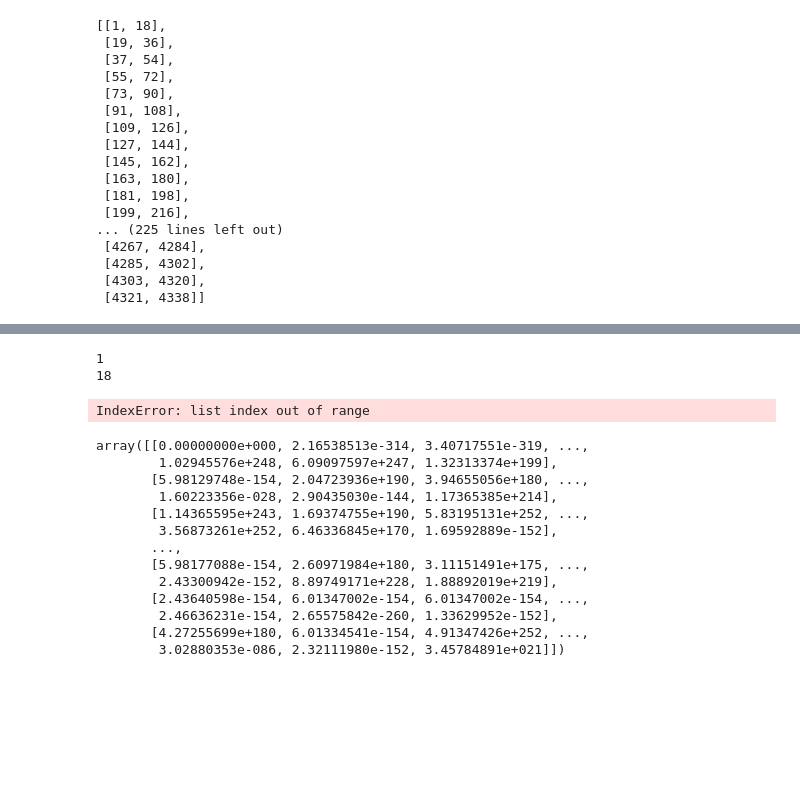
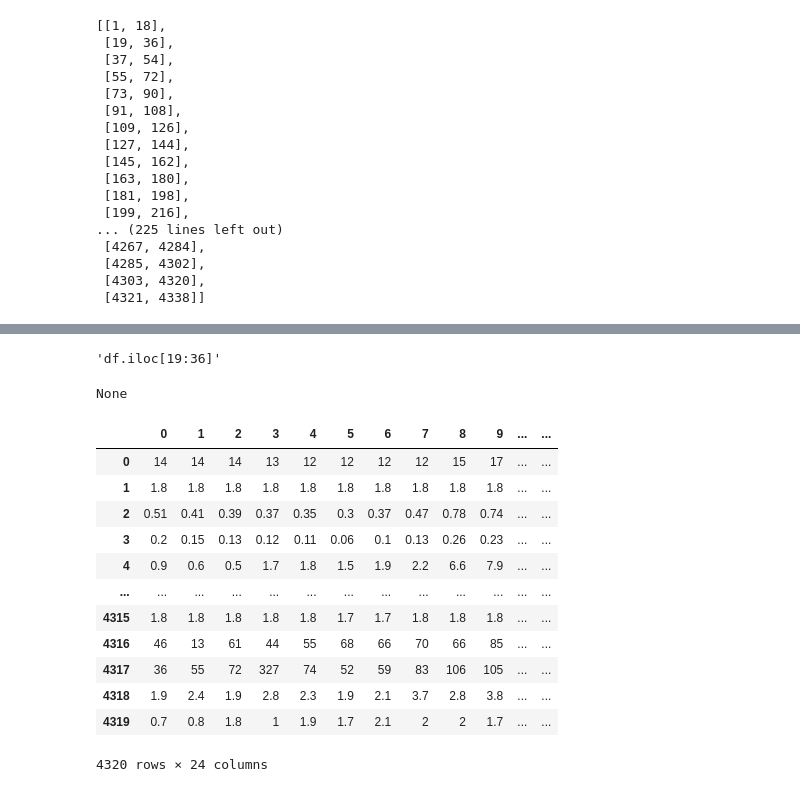
Before and after one commit to paxton615/Predict_PM2.5, a Jupyter notebook: Predict_PM2.5.ipynb, the cells around one changed output, grey strips where cells are left out. Cells and saved outputs as stored; diff of their text form; code cells hidden in the pictures; blank space fills up the shorter version.

```diff
--- a/Predict_PM2.5.ipynb
+++ b/Predict_PM2.5.ipynb
@@ -232,28 +241,24 @@ pair
+# %%
+df_lst[1]
+# %% [output]
+'df.iloc[19:36]'
+# %%
+print(exec(df_lst[1]))
+# %% [output]
+None
 # %%
-df.iloc[]
+df
+# %% [output]
+|  | 0 | 1 | 2 | 3 | 4 | 5 | 6 | 7 | 8 | 9 | ... | ... |
+| 0 | 14 | 14 | 14 | 13 | 12 | 12 | 12 | 12 | 15 | 17 | ... | ... |
+| 1 | 1.8 | 1.8 | 1.8 | 1.8 | 1.8 | 1.8 | 1.8 | 1.8 | 1.8 | 1.8 | ... | ... |
+| 2 | 0.51 | 0.41 | 0.39 | 0.37 | 0.35 | 0.3 | 0.37 | 0.47 | 0.78 | 0.74 | ... | ... |
+| 3 | 0.2 | 0.15 | 0.13 | 0.12 | 0.11 | 0.06 | 0.1 | 0.13 | 0.26 | 0.23 | ... | ... |
+| 4 | 0.9 | 0.6 | 0.5 | 1.7 | 1.8 | 1.5 | 1.9 | 2.2 | 6.6 | 7.9 | ... | ... |
+| ... | ... | ... | ... | ... | ... | ... | ... | ... | ... | ... | ... | ... |
+| 4315 | 1.8 | 1.8 | 1.8 | 1.8 | 1.8 | 1.7 | 1.7 | 1.8 | 1.8 | 1.8 | ... | ... |
+| 4316 | 46 | 13 | 61 | 44 | 55 | 68 | 66 | 70 | 66 | 85 | ... | ... |
+| 4317 | 36 | 55 | 72 | 327 | 74 | 52 | 59 | 83 | 106 | 105 | ... | ... |
+| 4318 | 1.9 | 2.4 | 1.9 | 2.8 | 2.3 | 1.9 | 2.1 | 3.7 | 2.8 | 3.8 | ... | ... |
+| 4319 | 0.7 | 0.8 | 1.8 | 1 | 1.9 | 1.7 | 2.1 | 2 | 2 | 1.7 | ... | ... |
+4320 rows × 24 columns
-# %%
-num = 0
-for i in pair:
-    while num <= len(pair):
-        print(i[num])
-        num += 1
-# %% [output]
-1
-18
-IndexError: list index out of range
-# %%
-np.empty([18, 480])
-# %% [output]
-array([[0.00000000e+000, 2.16538513e-314, 3.40717551e-319, ...,
-        1.02945576e+248, 6.09097597e+247, 1.32313374e+199],
-       [5.98129748e-154, 2.04723936e+190, 3.94655056e+180, ...,
-        1.60223356e-028, 2.90435030e-144, 1.17365385e+214],
-       [1.14365595e+243, 1.69374755e+190, 5.83195131e+252, ...,
-        3.56873261e+252, 6.46336845e+170, 1.69592889e-152],
-       ...,
-       [5.98177088e-154, 2.60971984e+180, 3.11151491e+175, ...,
-        2.43300942e-152, 8.89749171e+228, 1.88892019e+219],
-       [2.43640598e-154, 6.01347002e-154, 6.01347002e-154, ...,
-        2.46636231e-154, 2.65575842e-260, 1.33629952e-152],
-       [4.27255699e+180, 6.01334541e-154, 4.91347426e+252, ...,
-        3.02880353e-086, 2.32111980e-152, 3.45784891e+021]])
```
Also changed, not shown: parts of 6 cells of this notebook.
